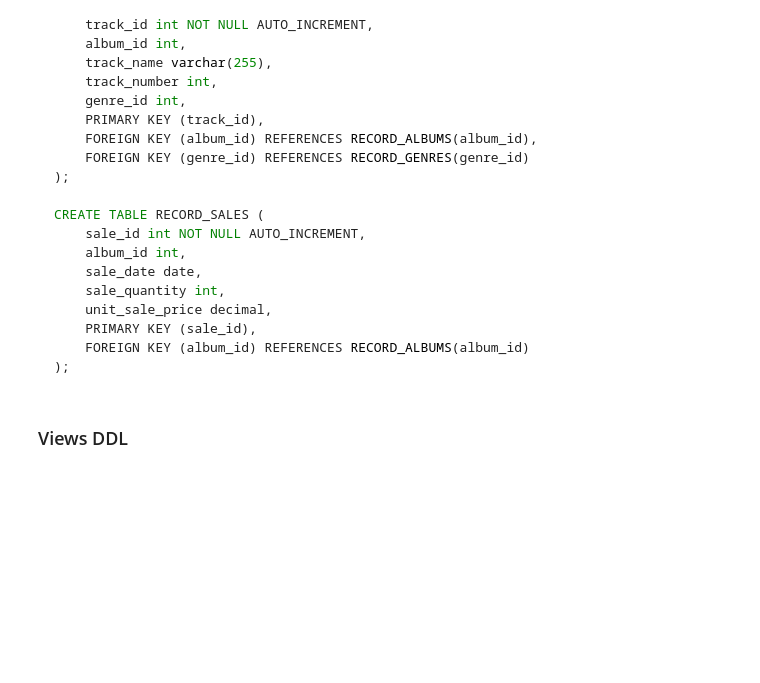
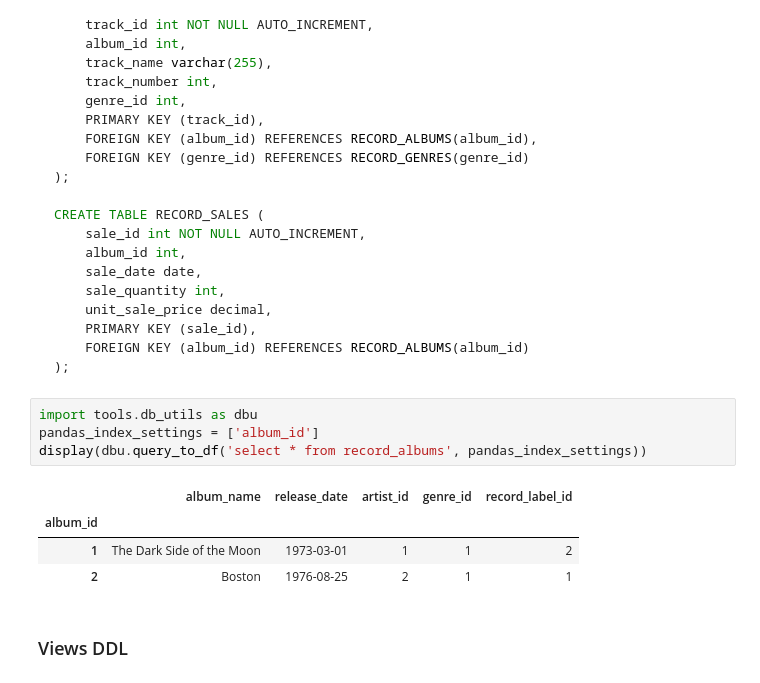
Before and after one commit to nmaiorana/CS-GY_6083_principles_of_database_systems, a Jupyter notebook: project_final_presetnation.ipynb, the cells around one changed output. Drawn from its saved outputs; the diff is of its cells as text; blank space fills up the shorter version.

````diff
--- a/project_final_presetnation.ipynb
+++ b/project_final_presetnation.ipynb
@@ -130,6 +130,15 @@ CREATE TABLE RECORD_SALES (
     FOREIGN KEY (album_id) REFERENCES RECORD_ALBUMS(album_id)
 );
 ```
+# %%
+import tools.db_utils as dbu
+pandas_index_settings = ['album_id']
+display(dbu.query_to_df('select * from record_albums', pandas_index_settings))
+# %% [output]
+|  | album_name | release_date | artist_id | genre_id | record_label_id |
+| album_id |  |  |  |  |  |
+| 1 | The Dark Side of the Moon | 1973-03-01 | 1 | 1 | 2 |
+| 2 | Boston | 1976-08-25 | 2 | 1 | 1 |
 # %% [markdown]
 ### Views DDL
 # %% [markdown]
````
Also changed, not shown: parts of 18 cells of this notebook, 16 other files.
